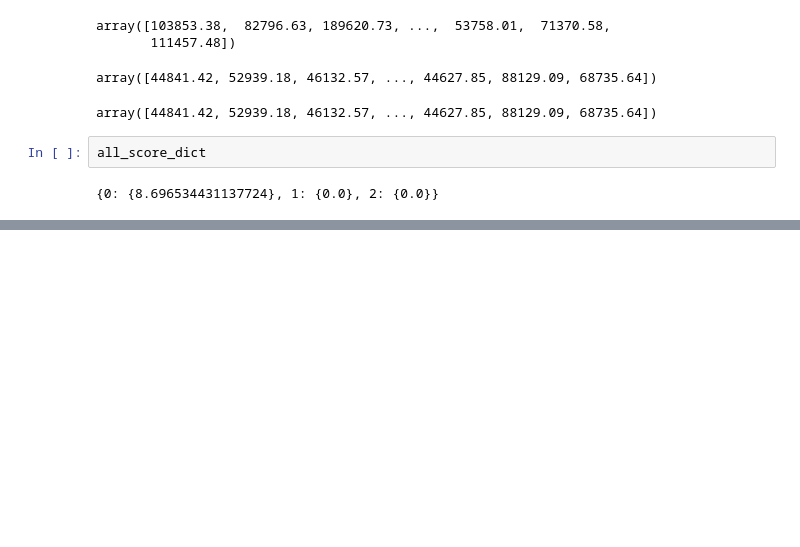
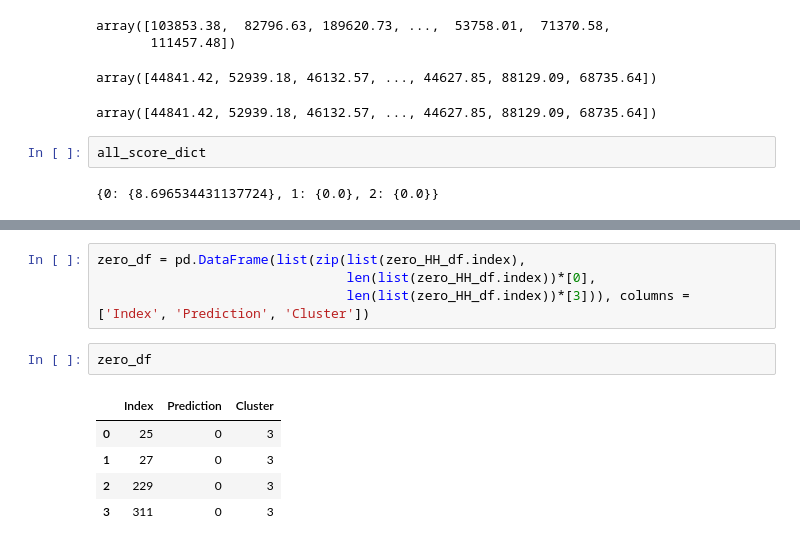
Before and after one commit to MiracleSkyHawk/RSM8413_FGA, a Jupyter notebook: RSM8413_FGA_3cluster_no_percentage-Copy1.ipynb, the cells around one changed output, grey strips where cells are left out. Saved outputs shown, nothing was run; the diff lists cells and outputs as text; blank space fills up the shorter version.

```diff
--- a/RSM8413_FGA_3cluster_no_percentage-Copy1.ipynb
+++ b/RSM8413_FGA_3cluster_no_percentage-Copy1.ipynb
@@ -1660,0 +1629,12 @@ for i in range(0,3):
+# %%
+zero_df = pd.DataFrame(list(zip(list(zero_HH_df.index),
+                                len(list(zero_HH_df.index))*[0],
+                                len(list(zero_HH_df.index))*[3])), columns = ['Index', 'Prediction', 'Cluster'])
+# %%
+zero_df
+# %% [output]
+|  | Index | Prediction | Cluster |
+| 0 | 25 | 0 | 3 |
+| 1 | 27 | 0 | 3 |
+| 2 | 229 | 0 | 3 |
+| 3 | 311 | 0 | 3 |
```
Also changed, not shown: parts of 30 cells of this notebook.
